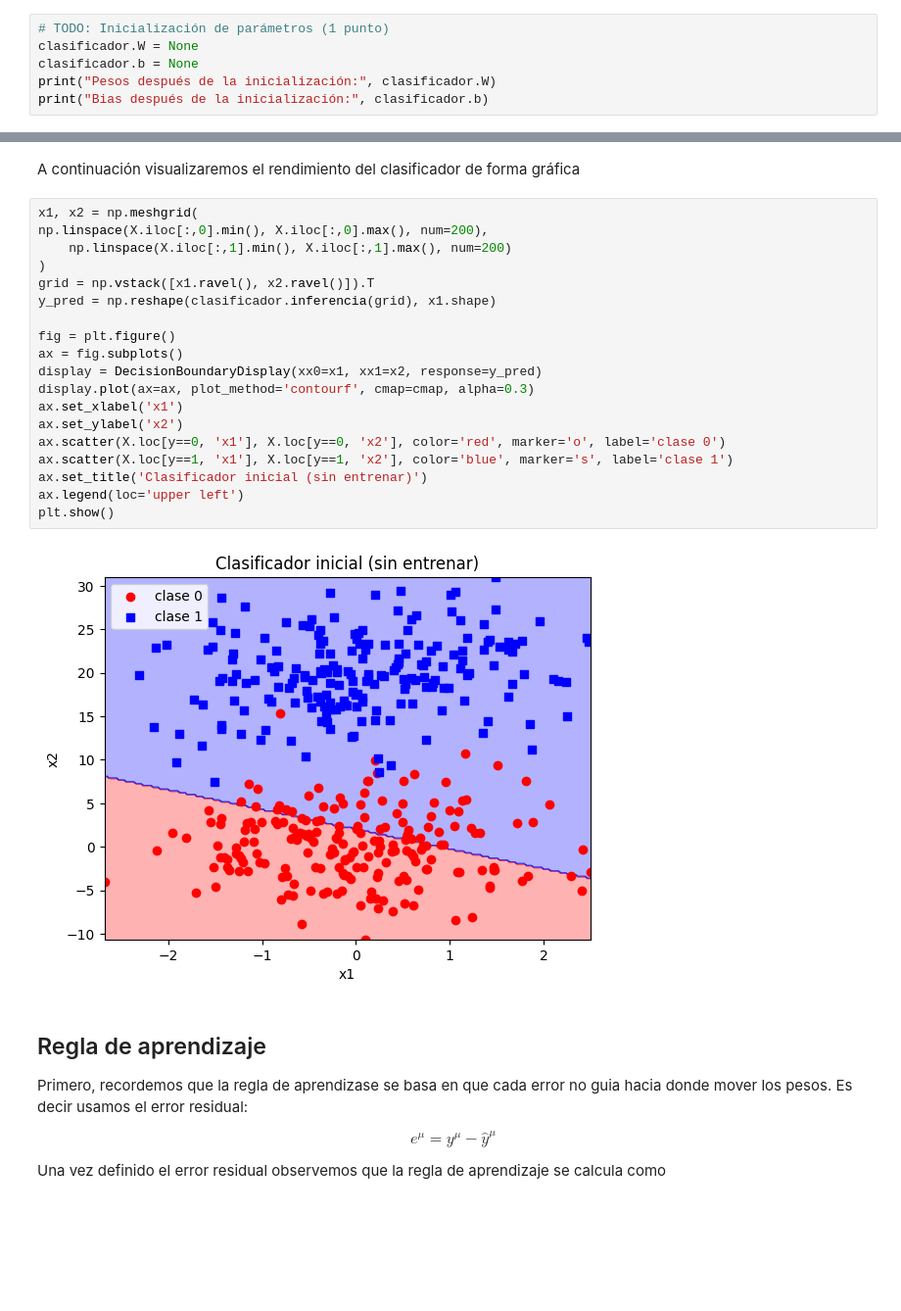
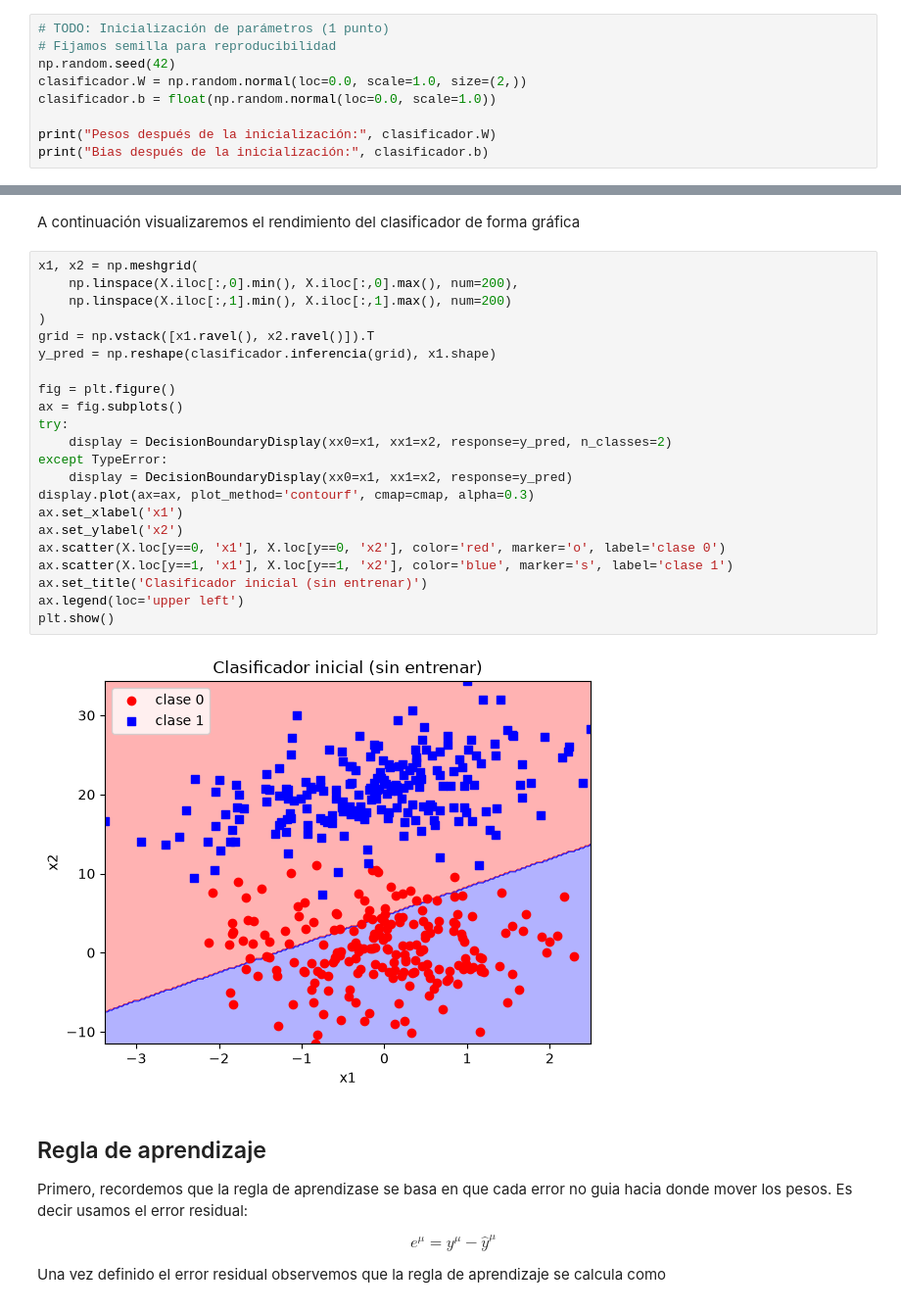
Before and after one commit to pibenitezq126/redes-neuronales-practicas, a Jupyter notebook: notebooks/1_03_2_regla_de_aprendizaje.ipynb, the cells around one changed output, grey strips where cells are left out. Shown at 98% size. Cells and saved outputs as stored; diff of their text form; blank space fills up the shorter version.

```diff
--- a/notebooks/1_03_2_regla_de_aprendizaje.ipynb
+++ b/notebooks/1_03_2_regla_de_aprendizaje.ipynb
@@ -69,8 +82,11 @@ Pesos iniciales: [0. 0.]
 Bias inicial: 0.0
 # %%
 # TODO: Inicialización de parámetros (1 punto)
-clasificador.W = None
-clasificador.b = None
+# Fijamos semilla para reproducibilidad
+np.random.seed(42)
+clasificador.W = np.random.normal(loc=0.0, scale=1.0, size=(2,))
+clasificador.b = float(np.random.normal(loc=0.0, scale=1.0))
+
 print("Pesos después de la inicialización:", clasificador.W)
 print("Bias después de la inicialización:", clasificador.b)
 # %% [output]
@@ -99,25 +115,28 @@ Pérdida inicial (SAE): 62
 A continuación visualizaremos el rendimiento del clasificador de forma gráfica
 # %%
 x1, x2 = np.meshgrid(
-np.linspace(X.iloc[:,0].min(), X.iloc[:,0].max(), num=200),
+    np.linspace(X.iloc[:,0].min(), X.iloc[:,0].max(), num=200),
     np.linspace(X.iloc[:,1].min(), X.iloc[:,1].max(), num=200)
 )
 grid = np.vstack([x1.ravel(), x2.ravel()]).T
 y_pred = np.reshape(clasificador.inferencia(grid), x1.shape)
 
 fig = plt.figure()
 ax = fig.subplots()
-display = DecisionBoundaryDisplay(xx0=x1, xx1=x2, response=y_pred)
+try:
+    display = DecisionBoundaryDisplay(xx0=x1, xx1=x2, response=y_pred, n_classes=2)
+except TypeError:
+    display = DecisionBoundaryDisplay(xx0=x1, xx1=x2, response=y_pred)
 display.plot(ax=ax, plot_method='contourf', cmap=cmap, alpha=0.3)
 ax.set_xlabel('x1')
 ax.set_ylabel('x2')
 ax.scatter(X.loc[y==0, 'x1'], X.loc[y==0, 'x2'], color='red', marker='o', label='clase 0')
 ax.scatter(X.loc[y==1, 'x1'], X.loc[y==1, 'x2'], color='blue', marker='s', label='clase 1')
 ax.set_title('Clasificador inicial (sin entrenar)')
 ax.legend(loc='upper left')
 plt.show()
 # %% [output]
-[figure, old version]
+[figure, new version]
 # %% [markdown]
 ## Regla de aprendizaje
 
```
Also changed, not shown: parts of 10 cells of this notebook, 3 other files.
